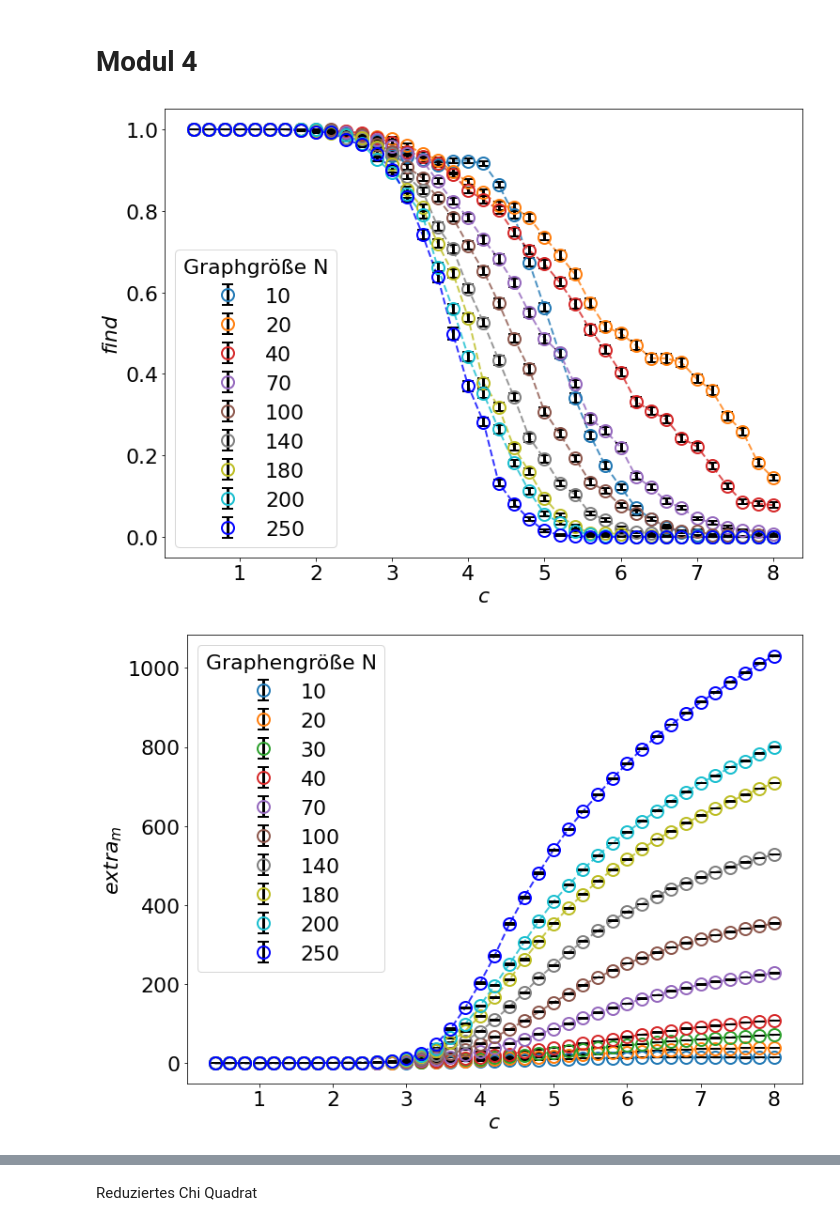
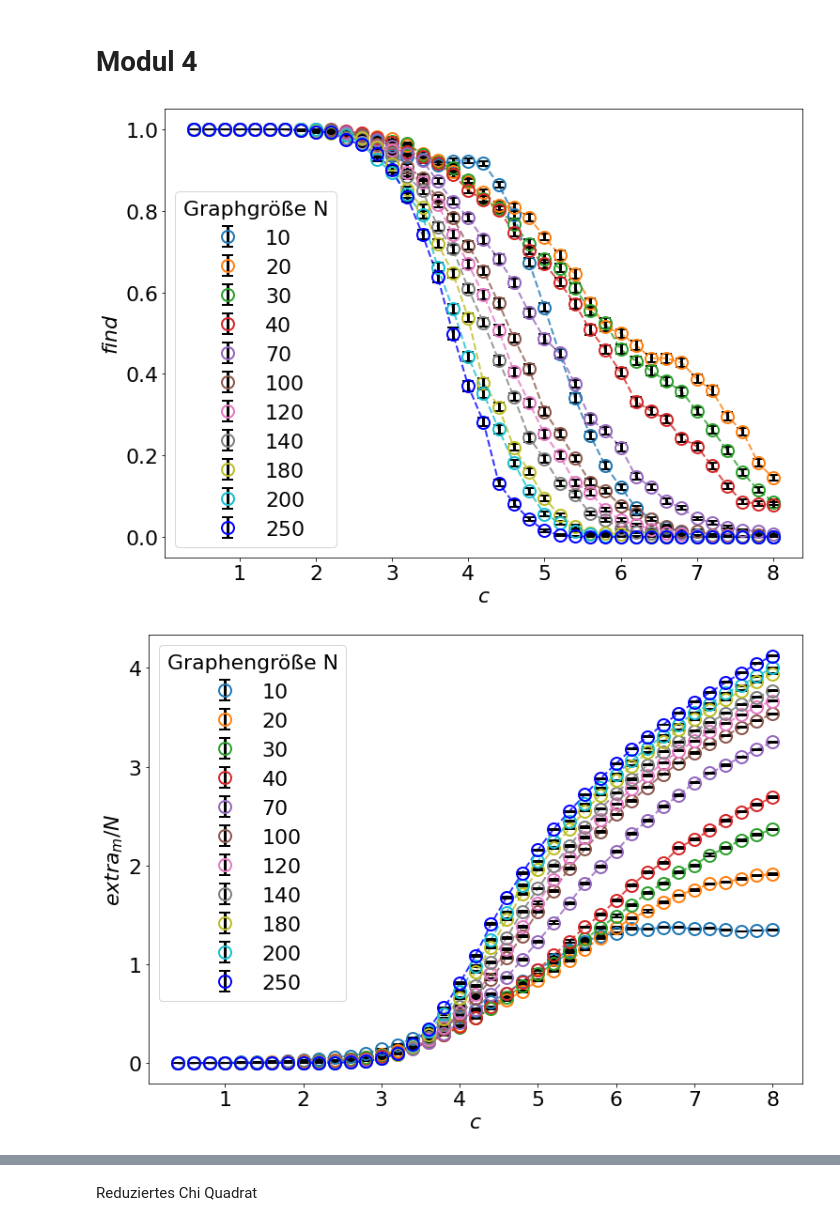
Before and after one commit to T1mors/FPR, a Jupyter notebook: 4 Phasenübergänge/Auswertung.ipynb, the cells around one changed output, grey strips where cells are left out. Saved outputs shown, nothing was run; the diff lists cells and outputs as text; code cells hidden in the pictures.

Commit message:
Modul 4 fertig

```diff
--- a/4 Phasenübergänge/Auswertung.ipynb
+++ b/4 Phasenübergänge/Auswertung.ipynb
@@ -387,7 +390,7 @@ plt.savefig('Abb/Modul3/Mod3_0_Knoten_chi_squared_red.png')
 Vergleich 0 und 1 Knotenheuristik
 # %%
 fig, ax = plt.subplots(figsize=(11,8))
-path = normpath(paths.Modul3+'/Aufg5/Auswertung/VC_n100_means_m30-30_s1001-2001_Heur.dat')
+path = normpath(paths.Modul3+'/Aufg5/Auswertung/VC_n100_means_m20-400_s1001-2001_Heur.dat')
 header = get_header(path)
 header.append("temp") # Because in the file we first have a space, which is detected as a NaN column
 
@@ -402,7 +405,6 @@ header.append("temp") # Because in the file we first have a space, which is dete
 # data_mod3_0_c_all = data_mod3_0_c0_6.append([data_mod3_0_c2, data_mod3_0_c6])
 # data_mod3_0_c_all.drop('temp', axis=1, inplace=True)
 
-path = normpath(paths.Modul3+'/Aufg5/Auswertung/VC_n100_means_m20-400_s1001-2001_Heur.dat')
 data_mod3_0_c_all = pd.read_csv(path, sep=" ", comment='#', names=header, skipinitialspace=True)
 data_mod3_0_c_all.drop('temp', axis=1, inplace=True)
 # Module 3 Knoten = 1
@@ -439,7 +441,7 @@ for n, sty in zip(N,default_cycler):
     data_mod4 = pd.read_csv(path, sep=" ", comment='#', names=header, skipinitialspace=True)
     data_mod4.drop('temp', axis=1, inplace=True)
 
-    if n != 120 and n!=30:
+    if True:
         ax.errorbar(data_mod4['c'], data_mod4['find'], data_mod4['find_err'], **sty, zorder=3, label=f"{n}", fmt="o", ecolor="black", elinewidth=3, capsize=6, fillstyle="none", markeredgewidth=2)
         ax.plot(data_mod4['c'], data_mod4['find'], **sty, ls = "--", alpha=0.8, zorder=2)
         # ax.scatter(data_mod4['c'], data_mod4['find'], **sty, alpha=0.8, zorder=2, label=f"{n}")
@@ -449,30 +451,32 @@ ax.set_ylabel('$find$')
 ax.legend(title="Graphgröße N")
 plt.savefig('Abb/Modul4/Mod4_SX_Cutting_Planes_find.png')
 # %% [output]
-[figure, old version]
+[figure, new version]
 # %%
 # N = [10, 20,30,40,100]
 default_cycler = cycler(color=colors)
 
 fig, ax = plt.subplots(figsize=(11,8), tight_layout=True)
 for n, sty in zip(N,default_cycler):
     path = normpath(paths.Modul4+f'/Aufg5/Aufg6/VC_n{n}_means_m{int(2*n/10)}-{int(4*n)}_s1001-2001_add1_max_m100000_search5_CP.dat')
     header = get_header(path)
     header.append("temp") # Because in the file we first have a space, which is detected as a NaN column
     data_mod4 = pd.read_csv(path, sep=" ", comment='#', names=header, skipinitialspace=True)
     data_mod4.drop('temp', axis=1, inplace=True)
 
-    if n != 120:
-        ax.errorbar(data_mod4['c'], data_mod4['extra_m'], data_mod4['extra_m_err'], **sty, zorder=3, label=f"{n}", fmt="o", ecolor="black", elinewidth=3, capsize=6, fillstyle="none", markeredgewidth=2)
-        ax.plot(data_mod4['c'], data_mod4['extra_m'], **sty, ls = "--", alpha=0.8, zorder=2)
+    ax.errorbar(data_mod4['c'], data_mod4['extra_m']/n, data_mod4['extra_m_err']/n, **sty, zorder=3, label=f"{n}", fmt="o", ecolor="black", elinewidth=3, capsize=6, fillstyle="none", markeredgewidth=2)
+    ax.plot(data_mod4['c'], data_mod4['extra_m']/n, **sty, ls = "--", alpha=0.8, zorder=2)
+    # ax.errorbar(data_mod4['c'], data_mod4['extra_m'], data_mod4['extra_m_err'], **sty, zorder=3, label=f"{n}", fmt="o", ecolor="black", elinewidth=3, capsize=6, fillstyle="none", markeredgewidth=2)
+    # ax.plot(data_mod4['c'], data_mod4['extra_m'], **sty, ls = "--", alpha=0.8, zorder=2)
         # ax.scatter(data_mod4['c'], data_mod4['find'], **sty, alpha=0.8, zorder=2, label=f"{n}")
 
 ax.set_xlabel('$c$')
-ax.set_ylabel('$extra_m$')
+ax.set_ylabel('$extra_m/N$')
 ax.legend(title="Graphengröße N")
-plt.savefig('Abb/Modul4/Mod4_SX_Cutting_Planes_extraM.png')
+plt.savefig('Abb/Modul4/Mod4_SX_Cutting_Planes_extraM_proN.png')
+# plt.savefig('Abb/Modul4/Mod4_SX_Cutting_Planes_extraM.png')
 # %% [output]
-[figure, old version]
+[figure, new version]
 # %%
 # N = [10, 20,30,40,100]
 default_cycler = cycler(color=colors)
```
Also changed, not shown: parts of 16 cells of this notebook, 25 other files.
